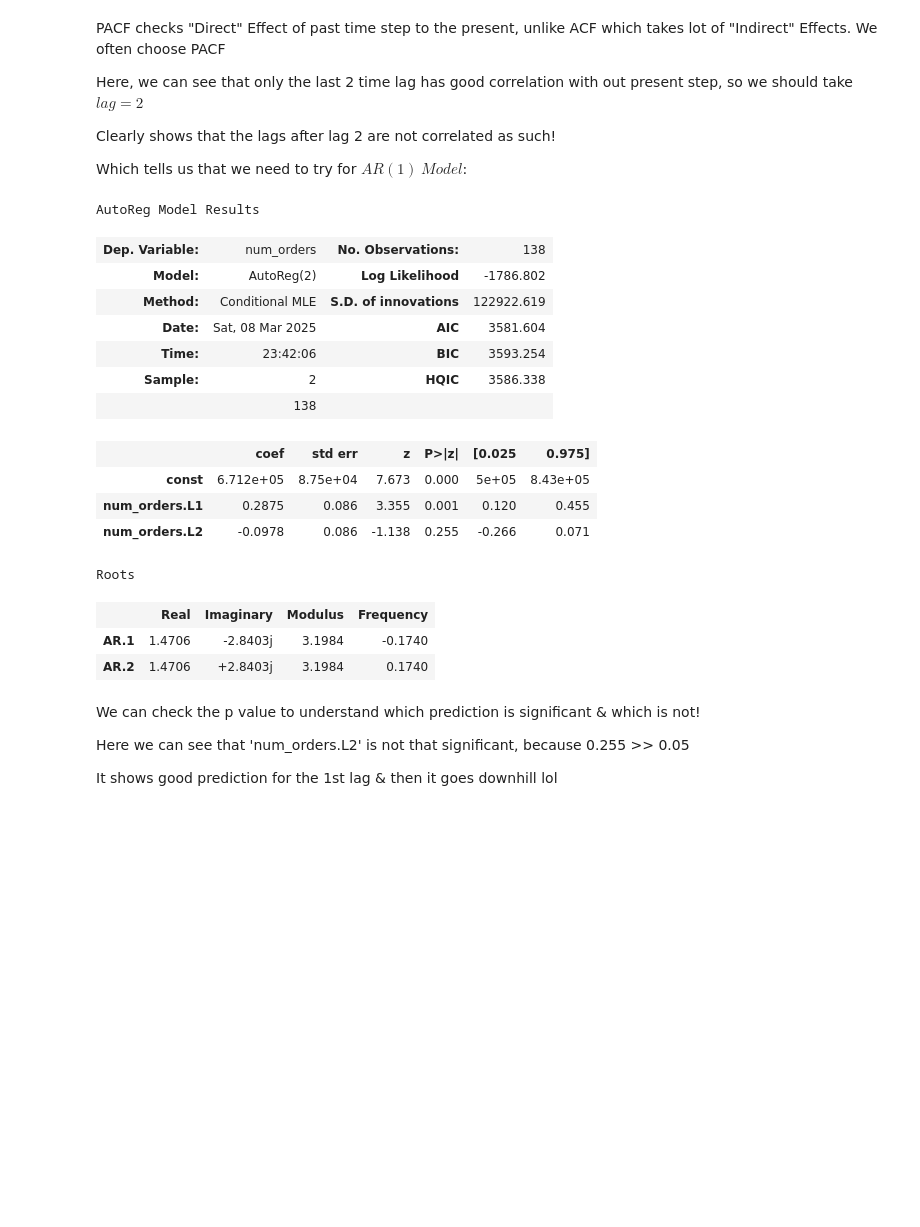
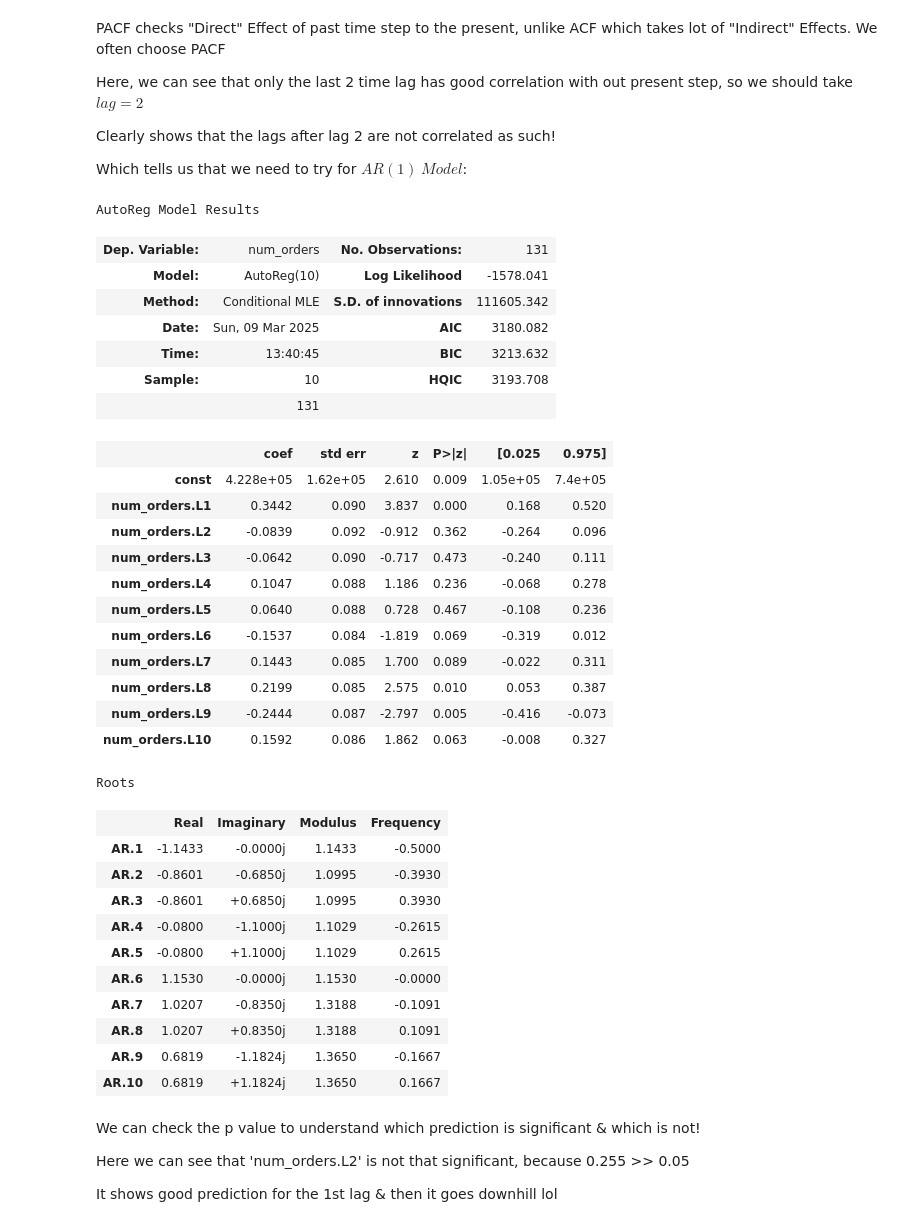
Before and after one commit to karnavivek/Food-Demand-Forecasting, a Jupyter notebook: Food Demand/main_fd.ipynb, the cells around one changed output. Drawn from its saved outputs; the diff is of its cells as text; code cells hidden in the pictures; blank space fills up the shorter version.

```diff
--- a/Food Demand/main_fd.ipynb
+++ b/Food Demand/main_fd.ipynb
@@ -483,35 +499,51 @@ Clearly shows that the lags after lag 2 are not correlated as such!
 
 Which tells us that we need to try for $AR(1)~Model$:
 # %%
-train_orders = df_weekly_orders['num_orders'][:len(df_weekly_orders['num_orders'])-7]
-val_orders = df_weekly_orders['num_orders'][len(df_weekly_orders['num_orders'])-7:]
+train_orders = df_weekly_orders['num_orders'][:len(df_weekly_orders['num_orders'])-14]
+val_orders = df_weekly_orders['num_orders'][len(df_weekly_orders['num_orders'])-14:]
 # %%
 #Auto Regressive Model for demand (number of orders)
 
 from statsmodels.tsa.ar_model import AutoReg
 
 #fitting model
-model_AR = AutoReg(train_orders, lags=2)
+model_AR = AutoReg(train_orders, lags=10)
 model_AR_fit = model_AR.fit()
 
 model_AR_fit.summary()
 # %% [output]
 AutoReg Model Results
-| Dep. Variable: | num_orders | No. Observations: | 138 |
-| Model: | AutoReg(2) | Log Likelihood | -1786.802 |
-| Method: | Conditional MLE | S.D. of innovations | 122922.619 |
-| Date: | Sat, 08 Mar 2025 | AIC | 3581.604 |
-| Time: | 23:42:06 | BIC | 3593.254 |
-| Sample: | 2 | HQIC | 3586.338 |
-|  | 138 |  |  |
+| Dep. Variable: | num_orders | No. Observations: | 131 |
+| Model: | AutoReg(10) | Log Likelihood | -1578.041 |
+| Method: | Conditional MLE | S.D. of innovations | 111605.342 |
+| Date: | Sun, 09 Mar 2025 | AIC | 3180.082 |
+| Time: | 13:40:45 | BIC | 3213.632 |
+| Sample: | 10 | HQIC | 3193.708 |
+|  | 131 |  |  |
 |  | coef | std err | z | P>|z| | [0.025 | 0.975] |
-| const | 6.712e+05 | 8.75e+04 | 7.673 | 0.000 | 5e+05 | 8.43e+05 |
-| num_orders.L1 | 0.2875 | 0.086 | 3.355 | 0.001 | 0.120 | 0.455 |
-| num_orders.L2 | -0.0978 | 0.086 | -1.138 | 0.255 | -0.266 | 0.071 |
+| const | 4.228e+05 | 1.62e+05 | 2.610 | 0.009 | 1.05e+05 | 7.4e+05 |
+| num_orders.L1 | 0.3442 | 0.090 | 3.837 | 0.000 | 0.168 | 0.520 |
+| num_orders.L2 | -0.0839 | 0.092 | -0.912 | 0.362 | -0.264 | 0.096 |
+| num_orders.L3 | -0.0642 | 0.090 | -0.717 | 0.473 | -0.240 | 0.111 |
+| num_orders.L4 | 0.1047 | 0.088 | 1.186 | 0.236 | -0.068 | 0.278 |
+| num_orders.L5 | 0.0640 | 0.088 | 0.728 | 0.467 | -0.108 | 0.236 |
+| num_orders.L6 | -0.1537 | 0.084 | -1.819 | 0.069 | -0.319 | 0.012 |
+| num_orders.L7 | 0.1443 | 0.085 | 1.700 | 0.089 | -0.022 | 0.311 |
+| num_orders.L8 | 0.2199 | 0.085 | 2.575 | 0.010 | 0.053 | 0.387 |
+| num_orders.L9 | -0.2444 | 0.087 | -2.797 | 0.005 | -0.416 | -0.073 |
+| num_orders.L10 | 0.1592 | 0.086 | 1.862 | 0.063 | -0.008 | 0.327 |
 Roots
 |  | Real | Imaginary | Modulus | Frequency |
-| AR.1 | 1.4706 | -2.8403j | 3.1984 | -0.1740 |
-| AR.2 | 1.4706 | +2.8403j | 3.1984 | 0.1740 |
+| AR.1 | -1.1433 | -0.0000j | 1.1433 | -0.5000 |
+| AR.2 | -0.8601 | -0.6850j | 1.0995 | -0.3930 |
+| AR.3 | -0.8601 | +0.6850j | 1.0995 | 0.3930 |
+| AR.4 | -0.0800 | -1.1000j | 1.1029 | -0.2615 |
+| AR.5 | -0.0800 | +1.1000j | 1.1029 | 0.2615 |
+| AR.6 | 1.1530 | -0.0000j | 1.1530 | -0.0000 |
+| AR.7 | 1.0207 | -0.8350j | 1.3188 | -0.1091 |
+| AR.8 | 1.0207 | +0.8350j | 1.3188 | 0.1091 |
+| AR.9 | 0.6819 | -1.1824j | 1.3650 | -0.1667 |
+| AR.10 | 0.6819 | +1.1824j | 1.3650 | 0.1667 |
 # %% [markdown]
 We can check the p value to understand which prediction is significant & which is not!<br>
 
```
Also changed, not shown: parts of 23 cells of this notebook.
